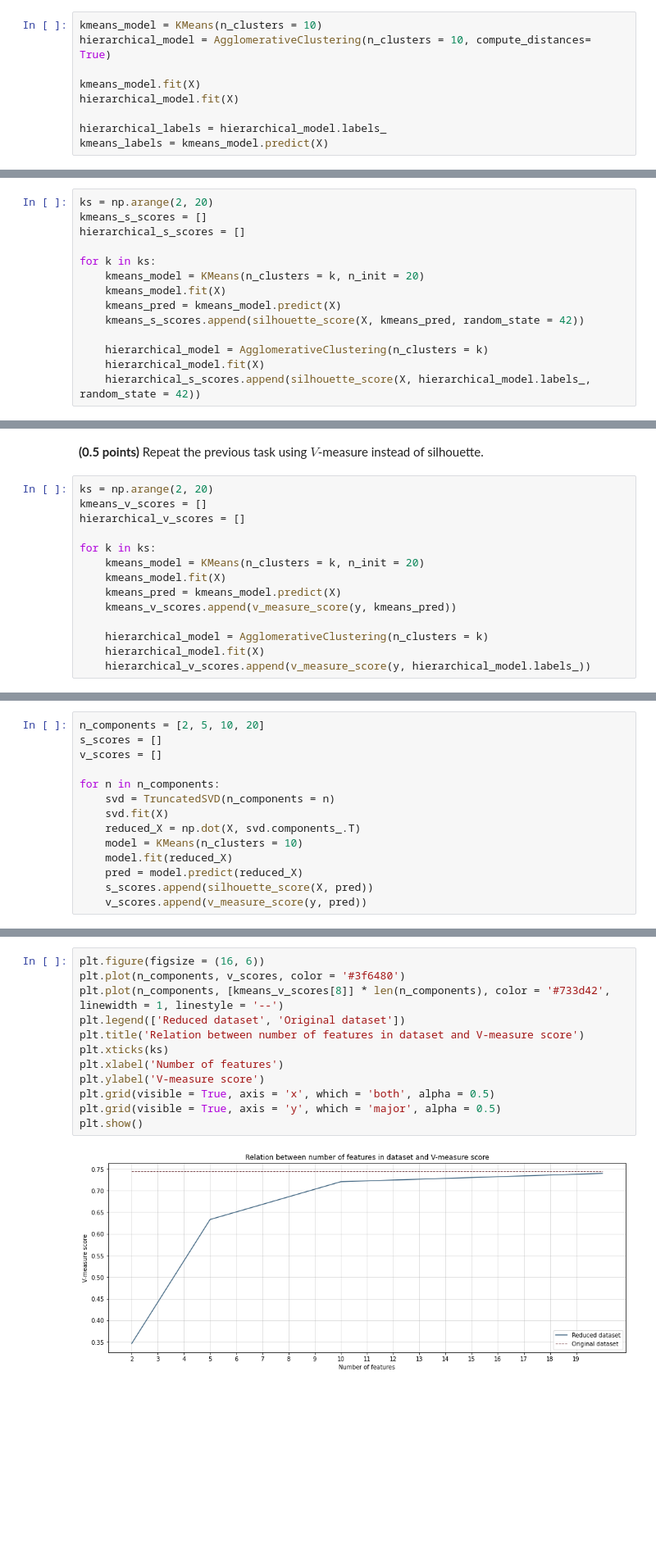
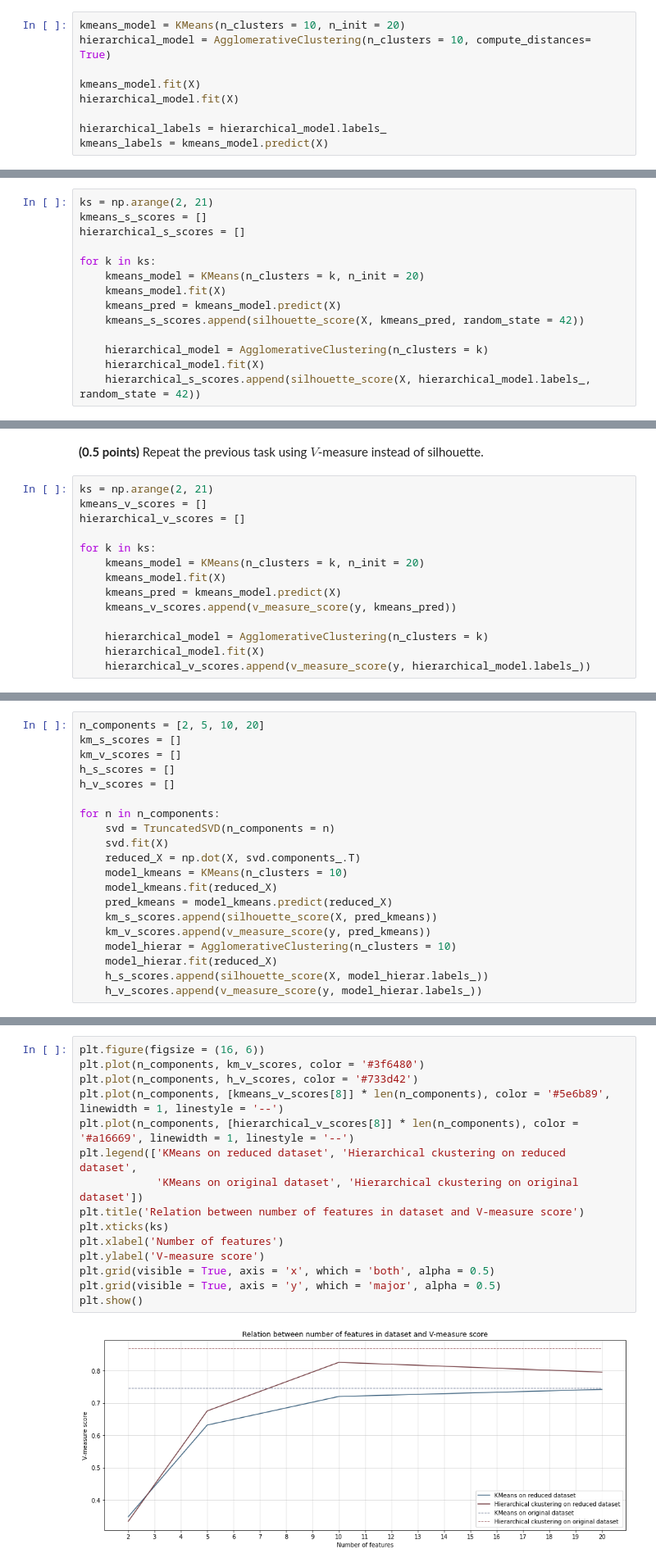
Before and after one commit to AnastasiiaSt/Clustering, a Jupyter notebook: clustering.ipynb, the cells around one changed output, grey strips where cells are left out. Shown at 82% size. Saved outputs shown, nothing was run; the diff lists cells and outputs as text; blank space fills up the shorter version.

```diff
--- a/clustering.ipynb
+++ b/clustering.ipynb
@@ -309,7 +317,7 @@ Now we will use two popular algorithms: hierarchical clustering and $K$-means cl
 - Note that `AgglomerativeClustering` does not have a `predict` method, so you can either use the `fit_predict` method or use the `fit` method and then look at the `labels_` attribute of the class instance.
 - Kmeans performs multiple runs (default 10) with random centers and then returns the best partition in terms of average distance within the clusters. You can increase the number of runs to improve the quality of predictions in the `i_init` parameter.
 # %%
-kmeans_model = KMeans(n_clusters = 10)
+kmeans_model = KMeans(n_clusters = 10, n_init = 20)
 hierarchical_model = AgglomerativeClustering(n_clusters = 10, compute_distances= True)
 
 kmeans_model.fit(X)
@@ -358,7 +366,7 @@ The implementation of this metric in the `scikit-learn` is the `silhouette_score
 # %% [markdown]
 **(0.75 point)** For each $K$ between 2 and 20 inclusive, partition of the array $X$ into $K$ clusters using both methods. Calculate the silhouette score and visualize it for both methods on the same plot ($K$ on the $x$ axis and silhouette score on the $y$ axis). Sign the axes and make a legend.
 # %%
-ks = np.arange(2, 20)
+ks = np.arange(2, 21)
 kmeans_s_scores = []
 hierarchical_s_scores = []
 
@@ -392,7 +448,7 @@ Since we know what digit each image is (`y` array), we can compare the clusterin
 # %% [markdown]
 **(0.5 points)** Repeat the previous task using $V$-measure instead of silhouette.
 # %%
-ks = np.arange(2, 20)
+ks = np.arange(2, 21)
 kmeans_v_scores = []
 hierarchical_v_scores = []
 
@@ -488,17 +495,23 @@ The `scikit-learn` module has several implementations of singular value decompos
 **Note**: It is not valid to compare the silhouette calculated with different metrics. Even if we use the same metric function when calculating the distance between points in the data, after applying dimensionality reduction or other data transformations, we will (not always) get different silhouette scores. Therefore, after training the clustering algorithm, to compare the result of clustering, you need to calculate the silhouette on the original data.
 # %%
 n_components = [2, 5, 10, 20]
-s_scores = []
-v_scores = []
+km_s_scores = []
+km_v_scores = []
+h_s_scores = []
+h_v_scores = []
 
 for n in n_components:
     svd = TruncatedSVD(n_components = n)
     svd.fit(X)
     reduced_X = np.dot(X, svd.components_.T)
-    model = KMeans(n_clusters = 10)
-    model.fit(reduced_X)
-    pred = model.predict(reduced_X)
-    s_scores.append(silhouette_score(X, pred))
-    v_scores.append(v_measure_score(y, pred))
+    model_kmeans = KMeans(n_clusters = 10)
+    model_kmeans.fit(reduced_X)
+    pred_kmeans = model_kmeans.predict(reduced_X)
+    km_s_scores.append(silhouette_score(X, pred_kmeans))
+    km_v_scores.append(v_measure_score(y, pred_kmeans))
+    model_hierar = AgglomerativeClustering(n_clusters = 10)
+    model_hierar.fit(reduced_X)
+    h_s_scores.append(silhouette_score(X, model_hierar.labels_))
+    h_v_scores.append(v_measure_score(y, model_hierar.labels_))
 # %%
 plt.figure(figsize = (16, 6))
@@ -517,14 +533,17 @@ plt.show()
 # %%
 plt.figure(figsize = (16, 6))
-plt.plot(n_components, v_scores, color = '#3f6480')
-plt.plot(n_components, [kmeans_v_scores[8]] * len(n_components), color = '#733d42', linewidth = 1, linestyle = '--')
-plt.legend(['Reduced dataset', 'Original dataset'])
+plt.plot(n_components, km_v_scores, color = '#3f6480')
+plt.plot(n_components, h_v_scores, color = '#733d42')
+plt.plot(n_components, [kmeans_v_scores[8]] * len(n_components), color = '#5e6b89', linewidth = 1, linestyle = '--')
+plt.plot(n_components, [hierarchical_v_scores[8]] * len(n_components), color = '#a16669', linewidth = 1, linestyle = '--')
+plt.legend(['KMeans on reduced dataset', 'Hierarchical ckustering on reduced dataset',
+            'KMeans on original dataset', 'Hierarchical ckustering on original dataset'])
 plt.title('Relation between number of features in dataset and V-measure score')
 plt.xticks(ks)
 plt.xlabel('Number of features')
 plt.ylabel('V-measure score')
 plt.grid(visible = True, axis = 'x', which = 'both', alpha = 0.5)
 plt.grid(visible = True, axis = 'y', which = 'major', alpha = 0.5)
 plt.show()
 # %% [output]
-[figure, old version]
+[figure, new version]
```
Also changed, not shown: parts of 48 cells of this notebook.
